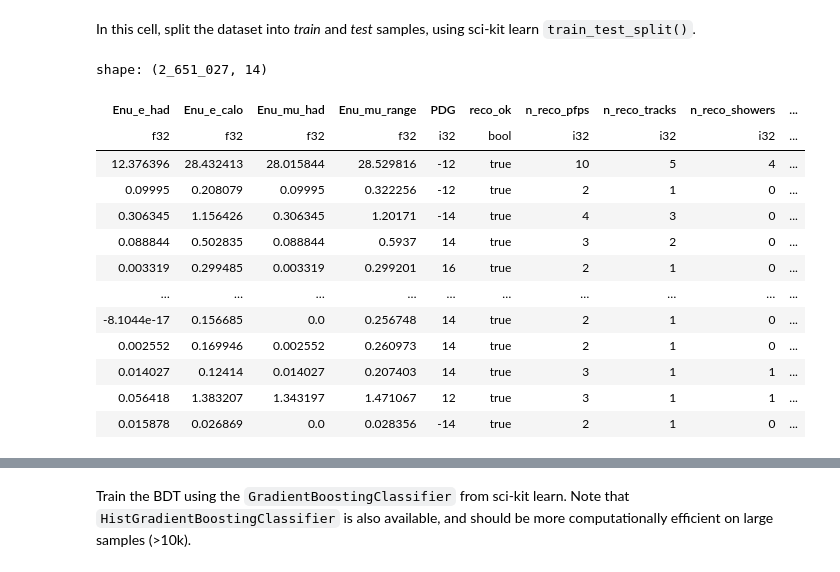
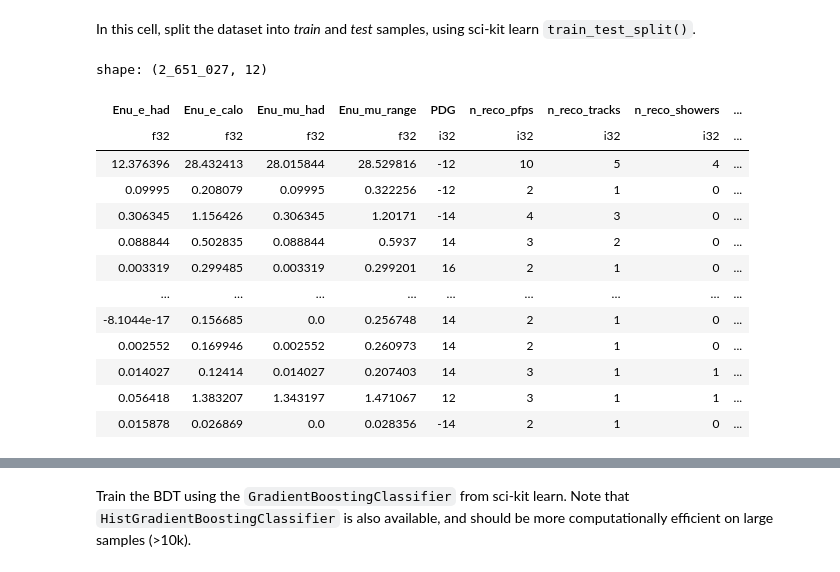
Before and after one commit to bristol-dune/atmospherics-tools, a Jupyter notebook: fast-osc-feedback/BDT/BDT-Skeleton.ipynb, the cells around one changed output, grey strips where cells are left out. Cells and saved outputs as stored; diff of their text form; code cells hidden in the pictures.

```diff
--- a/fast-osc-feedback/BDT/BDT-Skeleton.ipynb
+++ b/fast-osc-feedback/BDT/BDT-Skeleton.ipynb
@@ -8,51 +8,64 @@ import sys
 sys.path.append("/users/xn22103/atmospherics-tools/fast-osc-feedback/")
 
 import polars as pl
 import uproot
 from fastfeedback import *
 
 
 caf_tree = uproot.open("/storage/1/st15719/caf_new_sum.2.6M_weighted.root")["cafTree"]
 Enu_e_had = "rec/common/common.ixn.pandora/common.ixn.pandora.Enu.e_had"
 Enu_e_calo = "rec/common/common.ixn.pandora/common.ixn.pandora.Enu.e_calo"
 Enu_mu_had = "rec/common/common.ixn.pandora/common.ixn.pandora.Enu.mu_had"
 Enu_mu_range = "rec/common/common.ixn.pandora/common.ixn.pandora.Enu.mu_range"
 PDG = "rec/mc/mc.nu/mc.nu.pdg"
 data = caf_tree.arrays([Enu_e_had, Enu_e_calo, Enu_mu_had, Enu_mu_range, PDG])
 
 df: pl.DataFrame = pl.from_pandas(ak.to_dataframe(data, how="outer"))
 df.columns = ["Enu_e_had", "Enu_e_calo", "Enu_mu_had", "Enu_mu_range", "PDG"]
 
 reco_pfp_tree = uproot.open("../example-cafs-root/reco_pfp_info.root")["reco_pfp_tree"]
 reco_pfp_df: pl.DataFrame = pl.from_pandas(reco_pfp_tree.arrays(library="pd"))
 
+electron_mask = pl.col("PDG").abs() == 12
+muon_mask = pl.col("PDG").abs() == 14
+tau_mask = pl.col("PDG").abs() == 16
+
+electron_inelasticity = 1 - (pl.col("Enu_e_had") / pl.col("Enu_e_calo"))
+muon_inelasticity = 1 - (pl.col("Enu_mu_had") / pl.col("Enu_mu_range"))
+
+nu_mask = pl.col("PDG") > 0
+nubar_mask = pl.col("PDG") < 0
+
 data: pl.DataFrame = (
     pl.concat([df, reco_pfp_df], how="horizontal")
     .filter(pl.col("reco_ok") == True)
+    .drop("reco_ok")
     .with_columns(
-        (1 - (pl.col("Enu_e_had") / pl.col("Enu_e_calo"))).alias("inelasticity_e")
-    )
-    .with_columns(
-        (1 - (pl.col("Enu_mu_had") / pl.col("Enu_mu_range"))).alias("inelasticity_mu")
+        pl.when(electron_mask)
+        .then(electron_inelasticity)
+        .when(muon_mask)
+        .then(muon_inelasticity)
+        .otherwise(None)
+        .alias("inelasticity")
     )
 )
 
 data
 # %% [output]
-shape: (2_651_027, 14)
+shape: (2_651_027, 12)
-| Enu_e_had | Enu_e_calo | Enu_mu_had | Enu_mu_range | PDG | reco_ok | n_reco_pfps | n_reco_tracks | n_reco_showers | ... |
-| f32 | f32 | f32 | f32 | i32 | bool | i32 | i32 | i32 | ... |
-| 12.376396 | 28.432413 | 28.015844 | 28.529816 | -12 | true | 10 | 5 | 4 | ... |
-| 0.09995 | 0.208079 | 0.09995 | 0.322256 | -12 | true | 2 | 1 | 0 | ... |
-| 0.306345 | 1.156426 | 0.306345 | 1.20171 | -14 | true | 4 | 3 | 0 | ... |
-| 0.088844 | 0.502835 | 0.088844 | 0.5937 | 14 | true | 3 | 2 | 0 | ... |
-| 0.003319 | 0.299485 | 0.003319 | 0.299201 | 16 | true | 2 | 1 | 0 | ... |
-| … | … | … | … | … | … | … | … | … | ... |
-| -8.1044e-17 | 0.156685 | 0.0 | 0.256748 | 14 | true | 2 | 1 | 0 | ... |
-| 0.002552 | 0.169946 | 0.002552 | 0.260973 | 14 | true | 2 | 1 | 0 | ... |
-| 0.014027 | 0.12414 | 0.014027 | 0.207403 | 14 | true | 3 | 1 | 1 | ... |
-| 0.056418 | 1.383207 | 1.343197 | 1.471067 | 12 | true | 3 | 1 | 1 | ... |
-| 0.015878 | 0.026869 | 0.0 | 0.028356 | -14 | true | 2 | 1 | 0 | ... |
+| Enu_e_had | Enu_e_calo | Enu_mu_had | Enu_mu_range | PDG | n_reco_pfps | n_reco_tracks | n_reco_showers | ... |
+| f32 | f32 | f32 | f32 | i32 | i32 | i32 | i32 | ... |
+| 12.376396 | 28.432413 | 28.015844 | 28.529816 | -12 | 10 | 5 | 4 | ... |
+| 0.09995 | 0.208079 | 0.09995 | 0.322256 | -12 | 2 | 1 | 0 | ... |
+| 0.306345 | 1.156426 | 0.306345 | 1.20171 | -14 | 4 | 3 | 0 | ... |
+| 0.088844 | 0.502835 | 0.088844 | 0.5937 | 14 | 3 | 2 | 0 | ... |
+| 0.003319 | 0.299485 | 0.003319 | 0.299201 | 16 | 2 | 1 | 0 | ... |
+| … | … | … | … | … | … | … | … | ... |
+| -8.1044e-17 | 0.156685 | 0.0 | 0.256748 | 14 | 2 | 1 | 0 | ... |
+| 0.002552 | 0.169946 | 0.002552 | 0.260973 | 14 | 2 | 1 | 0 | ... |
+| 0.014027 | 0.12414 | 0.014027 | 0.207403 | 14 | 3 | 1 | 1 | ... |
+| 0.056418 | 1.383207 | 1.343197 | 1.471067 | 12 | 3 | 1 | 1 | ... |
+| 0.015878 | 0.026869 | 0.0 | 0.028356 | -14 | 2 | 1 | 0 | ... |
 # %%
 import matplotlib.pyplot as plt
 
```
Also changed, not shown: parts of 3 cells of this notebook.
